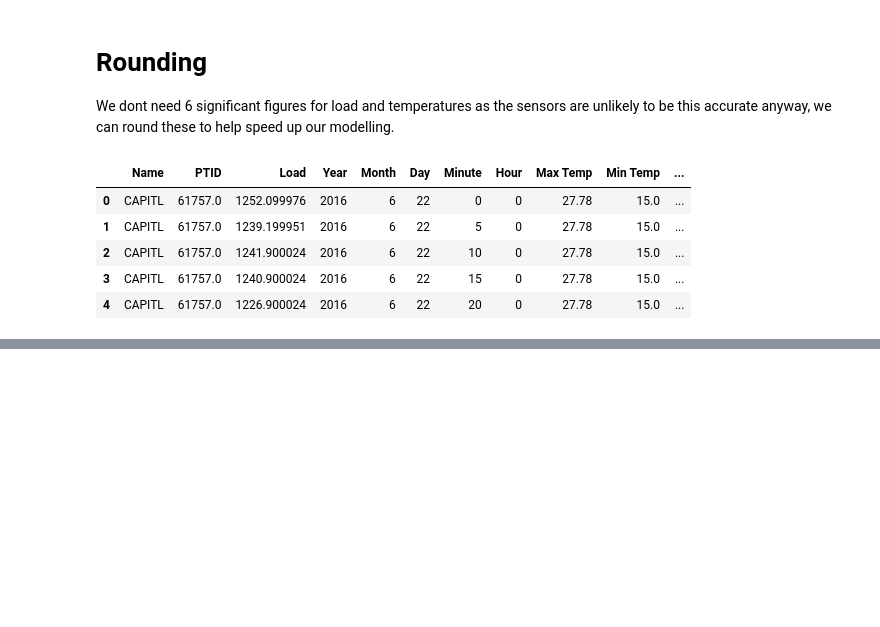
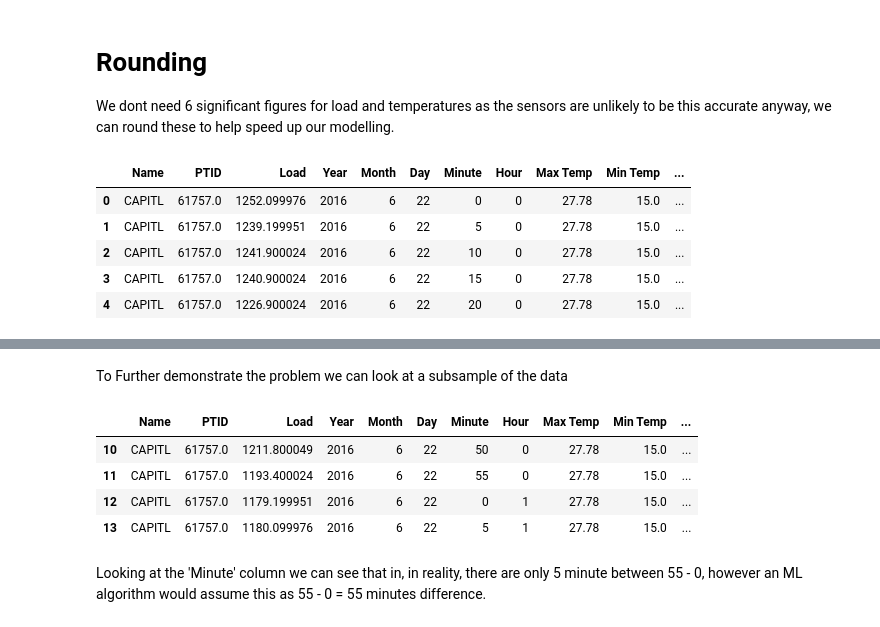
Before and after one commit to jmoro0408/Energy-Forecasting, a Jupyter notebook: scripts/modelling_preprocessing.ipynb, the cells around one changed output, grey strips where cells are left out. Saved outputs shown, nothing was run; the diff lists cells and outputs as text; code cells hidden in the pictures; blank space fills up the shorter version.

```diff
--- a/scripts/modelling_preprocessing.ipynb
+++ b/scripts/modelling_preprocessing.ipynb
@@ -47,0 +60,12 @@ df.head()
+# %% [markdown]
+To Further demonstrate the problem we can look at a subsample of the data
+# %%
+df[df['Name'] == 'CAPITL'].iloc[10:14]
+# %% [output]
+|  | Name | PTID | Load | Year | Month | Day | Minute | Hour | Max Temp | Min Temp | ... |
+| 10 | CAPITL | 61757.0 | 1211.800049 | 2016 | 6 | 22 | 50 | 0 | 27.78 | 15.0 | ... |
+| 11 | CAPITL | 61757.0 | 1193.400024 | 2016 | 6 | 22 | 55 | 0 | 27.78 | 15.0 | ... |
+| 12 | CAPITL | 61757.0 | 1179.199951 | 2016 | 6 | 22 | 0 | 1 | 27.78 | 15.0 | ... |
+| 13 | CAPITL | 61757.0 | 1180.099976 | 2016 | 6 | 22 | 5 | 1 | 27.78 | 15.0 | ... |
+# %% [markdown]
+Looking at the 'Minute' column we can see that in, in reality, there are only 5 minute between 55 - 0, however an ML algorithm would assume this as 55 - 0 = 55 minutes difference.
```
Also changed, not shown: parts of 12 cells of this notebook.
